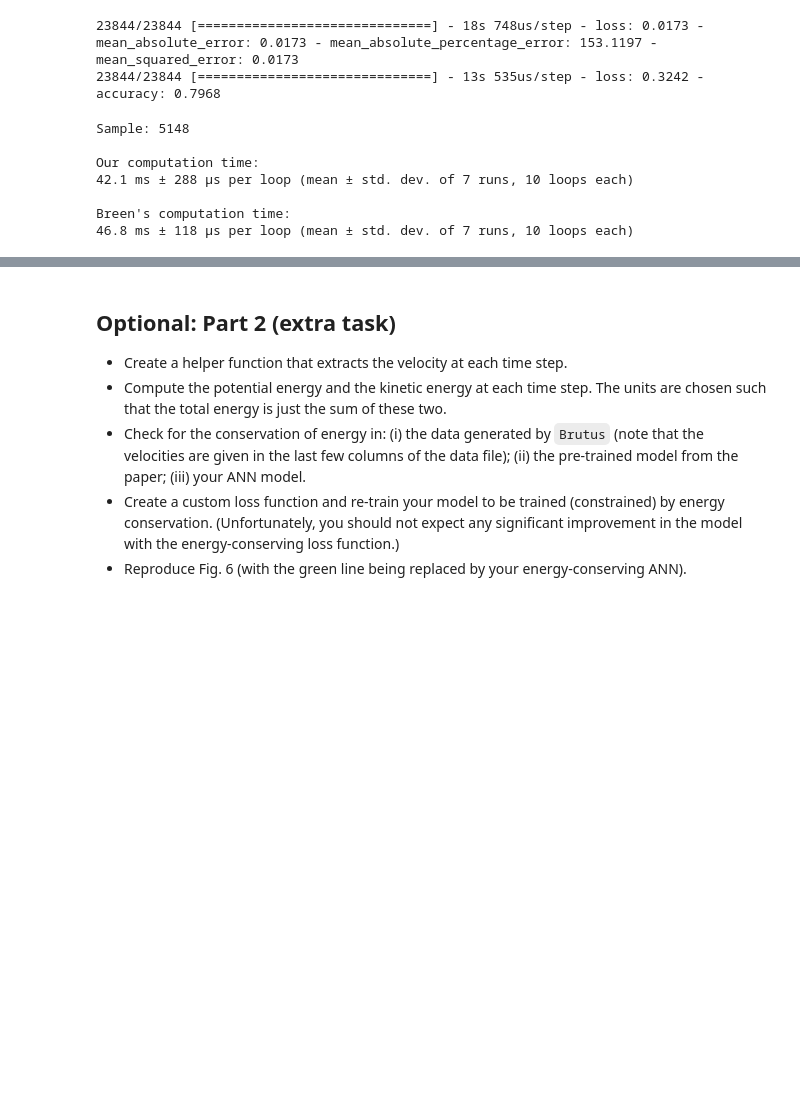
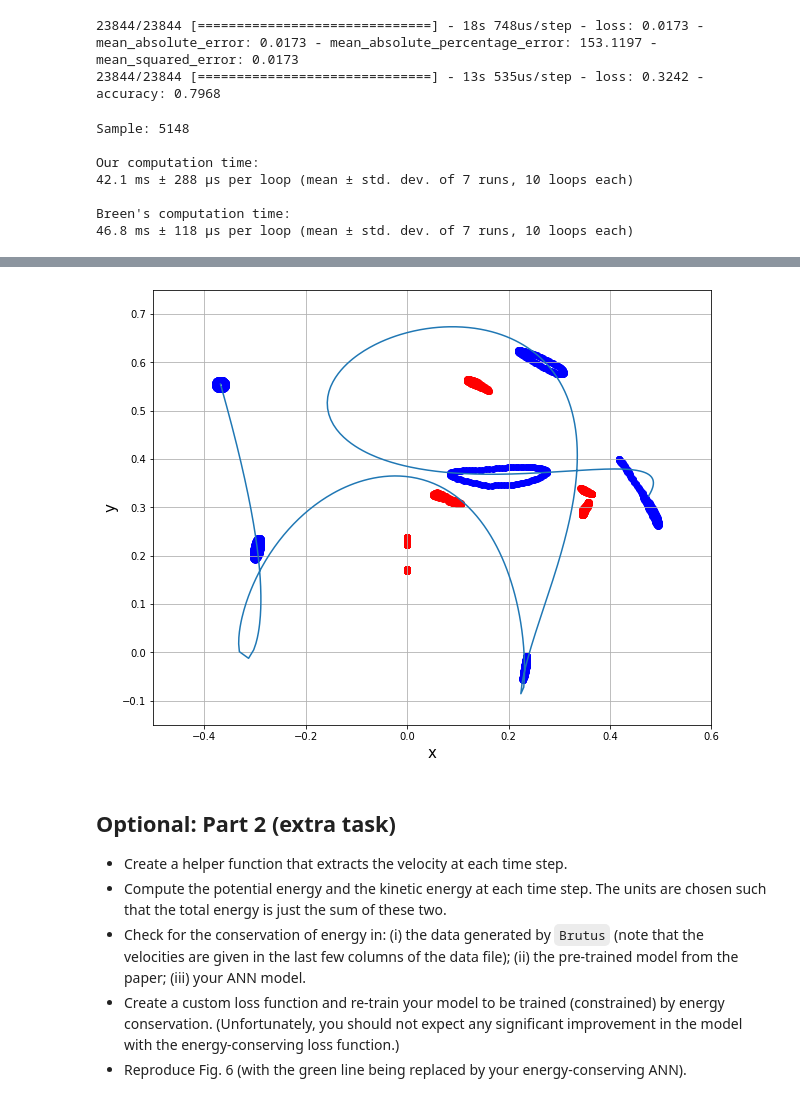
Before and after one commit to JeppJeppsson/project2, a Jupyter notebook: TIF285_Project2.ipynb, the cells around one changed output, grey strips where cells are left out. Saved outputs shown, nothing was run; the diff lists cells and outputs as text; code cells hidden in the pictures; blank space fills up the shorter version.

```diff
--- a/TIF285_Project2.ipynb
+++ b/TIF285_Project2.ipynb
@@ -507,3 +512,58 @@ fig.savefig('ANN validation.pdf',bbox_inches='tight')
+# %%
+# Exploring the chaotic nature of the predictions
+
+# We want to predict 100 trajectories that are slightly disturbed
+# from the starting position. Let's use a circle like Breen et al.
+def circ(r,N=100):
+    '''
+    Generates N evenly spaced points on the circumference
+    of a circle with radius r centered at (0,0).
+    The first column is 0 solely so it plays better better with x-arrays.
+    '''
+    return np.array([[0,r*np.cos(t),r*np.sin(t)] for t in np.linspace(0,2*np.pi,N)])
+'''
+# Fetching the sample we want to try
+x_true,y_true = get_data(2543)
+r = 0.01 # radius
+N = 100 # amount of points on the circle
+
+# Creating the distrubed states
+x_chaos = np.array([x_true+circ(r)[i] for i in range(N)])
+print(x_chaos.shape)
+
+# Predict the 100 disturbed states
+chaos_breen = np.array([ANN_breen.predict(x_chaos[i],verbose=0) for i in range(N)])
+chaos_our   = np.array([ANN.predict(x_chaos[i],verbose=0) for i in range(N)])
+
+# Get p2 for all predictions
+traj_breen = np.array([get_trajectories(chaos_breen[i]) for i in range(N)])
+traj_our = np.array([get_trajectories(chaos_our[i]) for i in range(N)])
+'''
+
+# Breen plot
+fig,ax = plt.subplots(figsize=(10,8))
+for disturbed_state in range(100):
+    for time in [0,200,400,600,800,999]:
+        ax.scatter(traj_breen[disturbed_state][1][time,0],traj_breen[disturbed_state][1][time,1],color='blue')
+
+# True trajectory
+true_traj = get_trajectories(y_true)
+ax.plot(true_traj[1][:,0],true_traj[1][:,1])
+ax.set_xlim([-.5,.6])
+ax.set_ylim([-.15,.75])
+ax.set_xlabel('x',fontsize=15)
+ax.set_ylabel('y',fontsize=15)
+
+# Our plot
+#fig2,ax2 = plt.subplots(figsize=(10,8))
+for disturbed_state in range(100):
+    for time in [0,200,400,600,800,999]:
+        ax.scatter(traj_our[disturbed_state][1][time,0],traj_our[disturbed_state][1][time,1],color='red')
+
+
+#fig.savefig('chaos.pdf',bbox_inches='tight')
+# %% [output]
+[figure, added]
 # %% [markdown]
 ## Optional: Part 2 (extra task)
 * Create a helper function that extracts the velocity at each time step.
```
Also changed, not shown: parts of 1 cell of this notebook, 4 other files.
